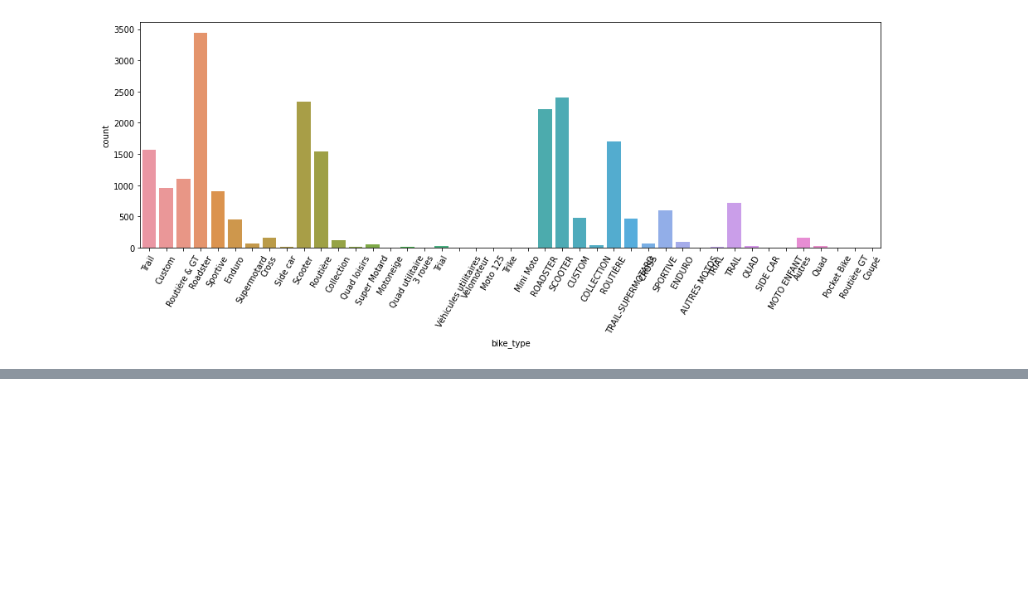
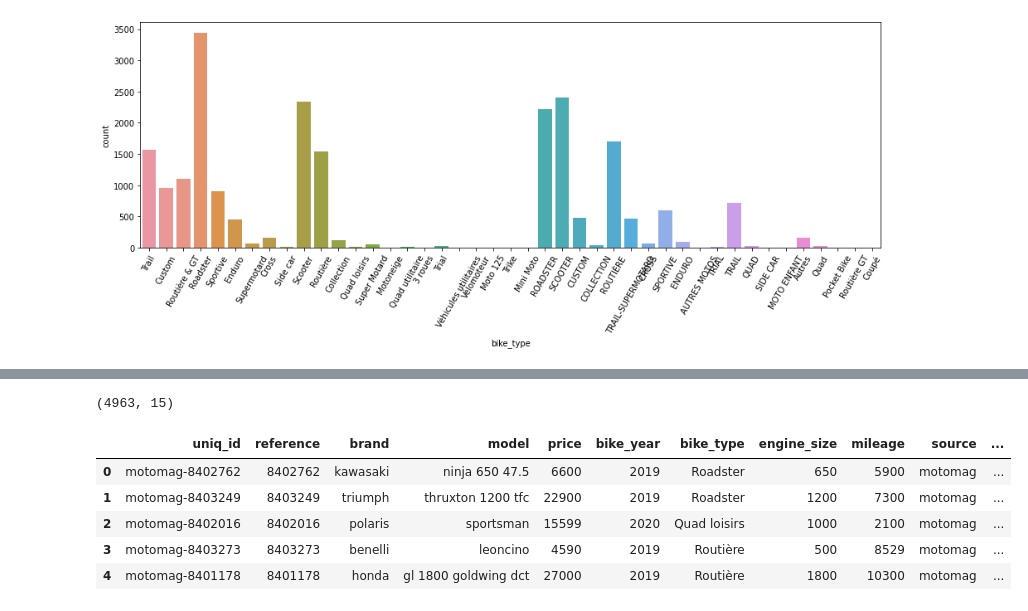
Before and after one commit to AnthonyDF/tresboncoin, a Jupyter notebook: notebooks/victor/datasets_exploration.ipynb, the cells around one changed output, grey strips where cells are left out. Saved outputs shown, nothing was run; the diff lists cells and outputs as text; code cells hidden in the pictures; blank space fills up the shorter version.

```diff
--- a/notebooks/victor/datasets_exploration.ipynb
+++ b/notebooks/victor/datasets_exploration.ipynb
@@ -465,0 +472,28 @@ plt.xticks(rotation=60);
+# %%
+motomag_data.shape
+# %% [output]
+(4963, 15)
+# %%
+motomag_data.drop_duplicates(inplace=True, subset=['brand', "model", "price", "bike_year", "bike_type", "engine_size", "mileage"])
+# %%
+motomag_data["checkref"] = np.nan
+moto_ref_list = []
+# %%
+for k in range(motomag_data.shape[0]):
+    moto_ref_list.append(str(motomag_data.iloc[k]["brand"])+\
+                         str(motomag_data.iloc[k]["model"])+\
+                         str(motomag_data.iloc[k]["bike_year"])+\
+                         str(motomag_data.iloc[k]["bike_type"])+\
+                         str(motomag_data.iloc[k]["engine_size"])+\
+                         str(motomag_data.iloc[k]["mileage"]))
+# %%
+motomag_data["checkref"] = pd.Series(moto_ref_list)
+# %%
+motomag_data.head()
+# %% [output]
+|  | uniq_id | reference | brand | model | price | bike_year | bike_type | engine_size | mileage | source | ... |
+| 0 | motomag-8402762 | 8402762 | kawasaki | ninja 650 47.5 | 6600 | 2019 | Roadster | 650 | 5900 | motomag | ... |
+| 1 | motomag-8403249 | 8403249 | triumph | thruxton 1200 tfc | 22900 | 2019 | Roadster | 1200 | 7300 | motomag | ... |
+| 2 | motomag-8402016 | 8402016 | polaris | sportsman | 15599 | 2020 | Quad loisirs | 1000 | 2100 | motomag | ... |
+| 3 | motomag-8403273 | 8403273 | benelli | leoncino | 4590 | 2019 | Routière | 500 | 8529 | motomag | ... |
+| 4 | motomag-8401178 | 8401178 | honda | gl 1800 goldwing dct | 27000 | 2019 | Routière | 1800 | 10300 | motomag | ... |
```
Also changed, not shown: parts of 5 cells of this notebook, 1 other file.
